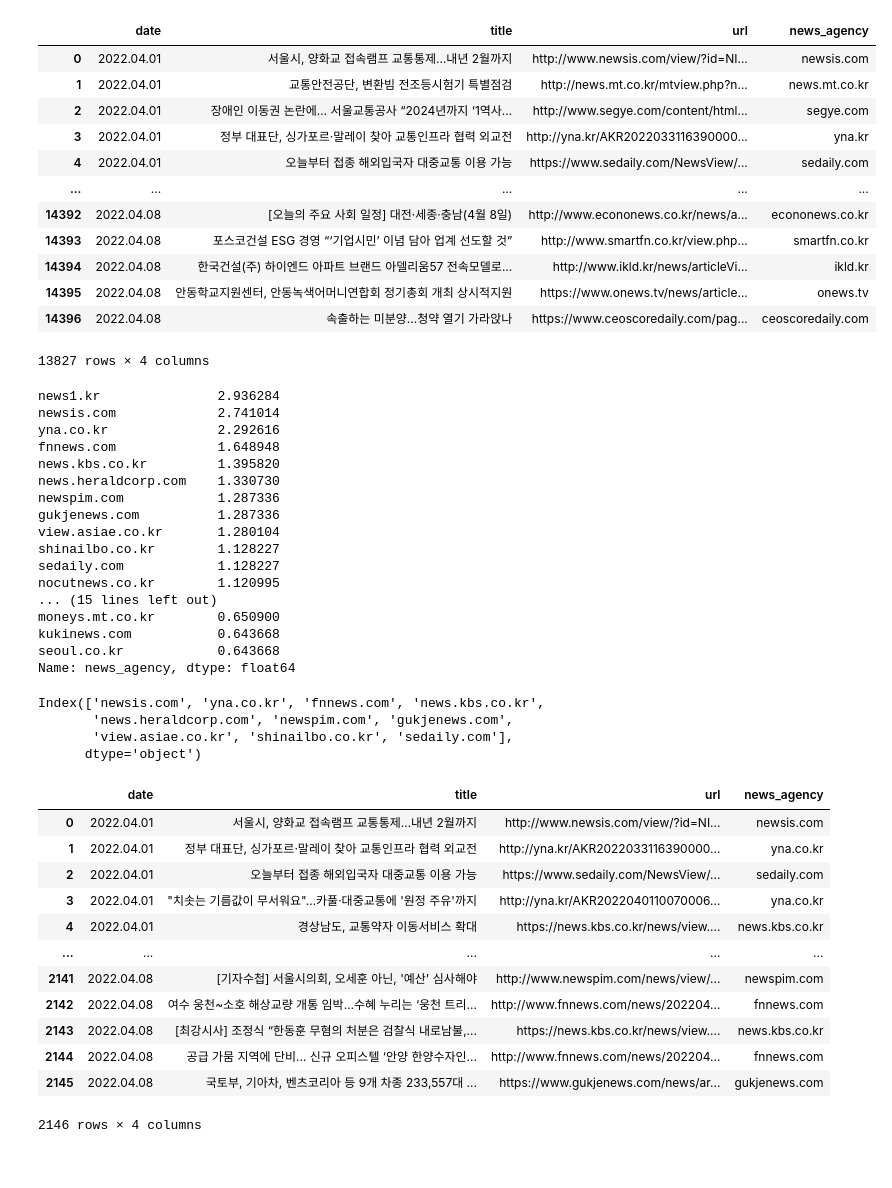
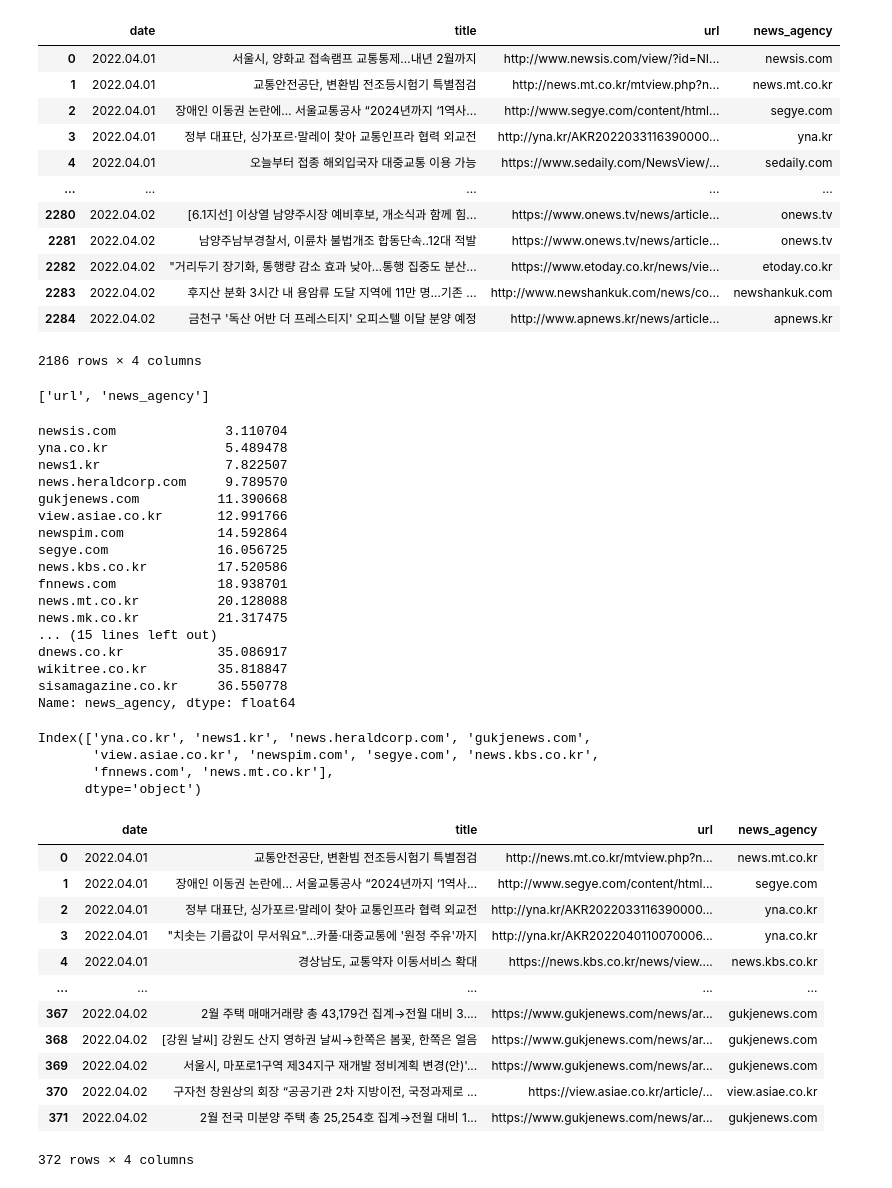
Before and after one commit to redish0317/web_crawling_practice, a Jupyter notebook: naver_news_crawling.ipynb, the cells around one changed output. Saved outputs shown, nothing was run; the diff lists cells and outputs as text; code cells hidden in the pictures.

Commit message:
nows_agency main_text 함수 완성

```diff
--- a/naver_news_crawling.ipynb
+++ b/naver_news_crawling.ipynb
@@ -149,65 +180,71 @@ def main_text_crawling():
 # %%
-df = naver_news_url_crawling(search_keyword='교통',startdate='20220401',enddate='20220408')
+df = naver_news_url_crawling(search_keyword='교통',startdate='20220401',enddate='20220402')
 df
 # %% [output]
 |  | date | title | url | news_agency |
 | 0 | 2022.04.01 | 서울시, 양화교 접속램프 교통통제…내년 2월까지 | http://www.newsis.com/view/?id=NI... | newsis.com |
 | 1 | 2022.04.01 | 교통안전공단, 변환빔 전조등시험기 특별점검 | http://news.mt.co.kr/mtview.php?n... | news.mt.co.kr |
 | 2 | 2022.04.01 | 장애인 이동권 논란에… 서울교통공사 “2024년까지 ‘1역사... | http://www.segye.com/content/html... | segye.com |
 | 3 | 2022.04.01 | 정부 대표단, 싱가포르·말레이 찾아 교통인프라 협력 외교전 | http://yna.kr/AKR2022033116390000... | yna.kr |
 | 4 | 2022.04.01 | 오늘부터 접종 해외입국자 대중교통 이용 가능 | https://www.sedaily.com/NewsView/... | sedaily.com |
 | ... | ... | ... | ... | ... |
-| 14392 | 2022.04.08 | [오늘의 주요 사회 일정] 대전·세종·충남(4월 8일) | http://www.econonews.co.kr/news/a... | econonews.co.kr |
-| 14393 | 2022.04.08 | 포스코건설 ESG 경영 “‘기업시민’ 이념 담아 업계 선도할 것” | http://www.smartfn.co.kr/view.php... | smartfn.co.kr |
-| 14394 | 2022.04.08 | 한국건설(주) 하이엔드 아파트 브랜드 아델리움57 전속모델로... | http://www.ikld.kr/news/articleVi... | ikld.kr |
-| 14395 | 2022.04.08 | 안동학교지원센터, 안동녹색어머니연합회 정기총회 개최 상시적지원 | https://www.onews.tv/news/article... | onews.tv |
-| 14396 | 2022.04.08 | 속출하는 미분양…청약 열기 가라앉나 | https://www.ceoscoredaily.com/pag... | ceoscoredaily.com |
+| 2280 | 2022.04.02 | [6.1지선] 이상열 남양주시장 예비후보, 개소식과 함께 힘... | https://www.onews.tv/news/article... | onews.tv |
+| 2281 | 2022.04.02 | 남양주남부경찰서, 이륜차 불법개조 합동단속..12대 적발 | https://www.onews.tv/news/article... | onews.tv |
+| 2282 | 2022.04.02 | "거리두기 장기화, 통행량 감소 효과 낮아…통행 집중도 분산... | https://www.etoday.co.kr/news/vie... | etoday.co.kr |
+| 2283 | 2022.04.02 | 후지산 분화 3시간 내 용암류 도달 지역에 11만 명…기존 ... | http://www.newshankuk.com/news/co... | newshankuk.com |
+| 2284 | 2022.04.02 | 금천구 '독산 어반 더 프레스티지' 오피스텔 이달 분양 예정 | http://www.apnews.kr/news/article... | apnews.kr |
-13827 rows × 4 columns
+2186 rows × 4 columns
+# %%
+df2 = df[:100]
+#[i for i in ]
+[i for i in df2[['url','news_agency']]]
+# %% [output]
+['url', 'news_agency']
 # %%
 df['news_agency'] = df['news_agency'].apply(lambda x : 'yna.co.kr' if x == 'yna.kr' else x)
 # %%
 top10 = df['news_agency'].value_counts(normalize=True)[:30] * 100
-top10
+top10.cumsum()
 # %% [output]
-news1.kr               2.936284
-newsis.com             2.741014
-yna.co.kr              2.292616
-fnnews.com             1.648948
-news.kbs.co.kr         1.395820
-news.heraldcorp.com    1.330730
-newspim.com            1.287336
-gukjenews.com          1.287336
-view.asiae.co.kr       1.280104
-shinailbo.co.kr        1.128227
-sedaily.com            1.128227
-nocutnews.co.kr        1.120995
+newsis.com              3.110704
+yna.co.kr               5.489478
+news1.kr                7.822507
+news.heraldcorp.com     9.789570
+gukjenews.com          11.390668
+view.asiae.co.kr       12.991766
+newspim.com            14.592864
+segye.com              16.056725
+news.kbs.co.kr         17.520586
+fnnews.com             18.938701
+news.mt.co.kr          20.128088
+news.mk.co.kr          21.317475
 ... (15 lines left out)
-moneys.mt.co.kr        0.650900
-kukinews.com           0.643668
-seoul.co.kr            0.643668
+dnews.co.kr            35.086917
+wikitree.co.kr         35.818847
+sisamagazine.co.kr     36.550778
 Name: news_agency, dtype: float64
 # %%
 top3 = top10.index[1:11]
 top3
 # %% [output]
-Index(['newsis.com', 'yna.co.kr', 'fnnews.com', 'news.kbs.co.kr',
-       'news.heraldcorp.com', 'newspim.com', 'gukjenews.com',
-       'view.asiae.co.kr', 'shinailbo.co.kr', 'sedaily.com'],
+Index(['yna.co.kr', 'news1.kr', 'news.heraldcorp.com', 'gukjenews.com',
+       'view.asiae.co.kr', 'newspim.com', 'segye.com', 'news.kbs.co.kr',
+       'fnnews.com', 'news.mt.co.kr'],
       dtype='object')
 # %%
 df1 = df[df['news_agency'].isin(top3)].reset_index(drop=True)
 df1
 # %% [output]
 |  | date | title | url | news_agency |
-| 0 | 2022.04.01 | 서울시, 양화교 접속램프 교통통제…내년 2월까지 | http://www.newsis.com/view/?id=NI... | newsis.com |
-| 1 | 2022.04.01 | 정부 대표단, 싱가포르·말레이 찾아 교통인프라 협력 외교전 | http://yna.kr/AKR2022033116390000... | yna.co.kr |
-| 2 | 2022.04.01 | 오늘부터 접종 해외입국자 대중교통 이용 가능 | https://www.sedaily.com/NewsView/... | sedaily.com |
+| 0 | 2022.04.01 | 교통안전공단, 변환빔 전조등시험기 특별점검 | http://news.mt.co.kr/mtview.php?n... | news.mt.co.kr |
+| 1 | 2022.04.01 | 장애인 이동권 논란에… 서울교통공사 “2024년까지 ‘1역사... | http://www.segye.com/content/html... | segye.com |
+| 2 | 2022.04.01 | 정부 대표단, 싱가포르·말레이 찾아 교통인프라 협력 외교전 | http://yna.kr/AKR2022033116390000... | yna.co.kr |
 | 3 | 2022.04.01 | "치솟는 기름값이 무서워요"…카풀·대중교통에 '원정 주유'까지 | http://yna.kr/AKR2022040110070006... | yna.co.kr |
 | 4 | 2022.04.01 | 경상남도, 교통약자 이동서비스 확대 | https://news.kbs.co.kr/news/view.... | news.kbs.co.kr |
 | ... | ... | ... | ... | ... |
-| 2141 | 2022.04.08 | [기자수첩] 서울시의회, 오세훈 아닌, '예산' 심사해야 | http://www.newspim.com/news/view/... | newspim.com |
-| 2142 | 2022.04.08 | 여수 웅천~소호 해상교량 개통 임박…수혜 누리는 ‘웅천 트리... | http://www.fnnews.com/news/202204... | fnnews.com |
-| 2143 | 2022.04.08 | [최강시사] 조정식 “한동훈 무혐의 처분은 검찰식 내로남불,... | https://news.kbs.co.kr/news/view.... | news.kbs.co.kr |
-| 2144 | 2022.04.08 | 공급 가뭄 지역에 단비... 신규 오피스텔 ‘안양 한양수자인... | http://www.fnnews.com/news/202204... | fnnews.com |
-| 2145 | 2022.04.08 | 국토부, 기아차, 벤츠코리아 등 9개 차종 233,557대 ... | https://www.gukjenews.com/news/ar... | gukjenews.com |
+| 367 | 2022.04.02 | 2월 주택 매매거래량 총 43,179건 집계→전월 대비 3.... | https://www.gukjenews.com/news/ar... | gukjenews.com |
+| 368 | 2022.04.02 | [강원 날씨] 강원도 산지 영하권 날씨→한쪽은 봄꽃, 한쪽은 얼음 | https://www.gukjenews.com/news/ar... | gukjenews.com |
+| 369 | 2022.04.02 | 서울시, 마포로1구역 제34지구 재개발 정비계획 변경(안)'... | https://www.gukjenews.com/news/ar... | gukjenews.com |
+| 370 | 2022.04.02 | 구자천 창원상의 회장 “공공기관 2차 지방이전, 국정과제로 ... | https://view.asiae.co.kr/article/... | view.asiae.co.kr |
+| 371 | 2022.04.02 | 2월 전국 미분양 주택 총 25,254호 집계→전월 대비 1... | https://www.gukjenews.com/news/ar... | gukjenews.com |
-2146 rows × 4 columns
+372 rows × 4 columns
```
Also changed, not shown: parts of 10 cells of this notebook.
